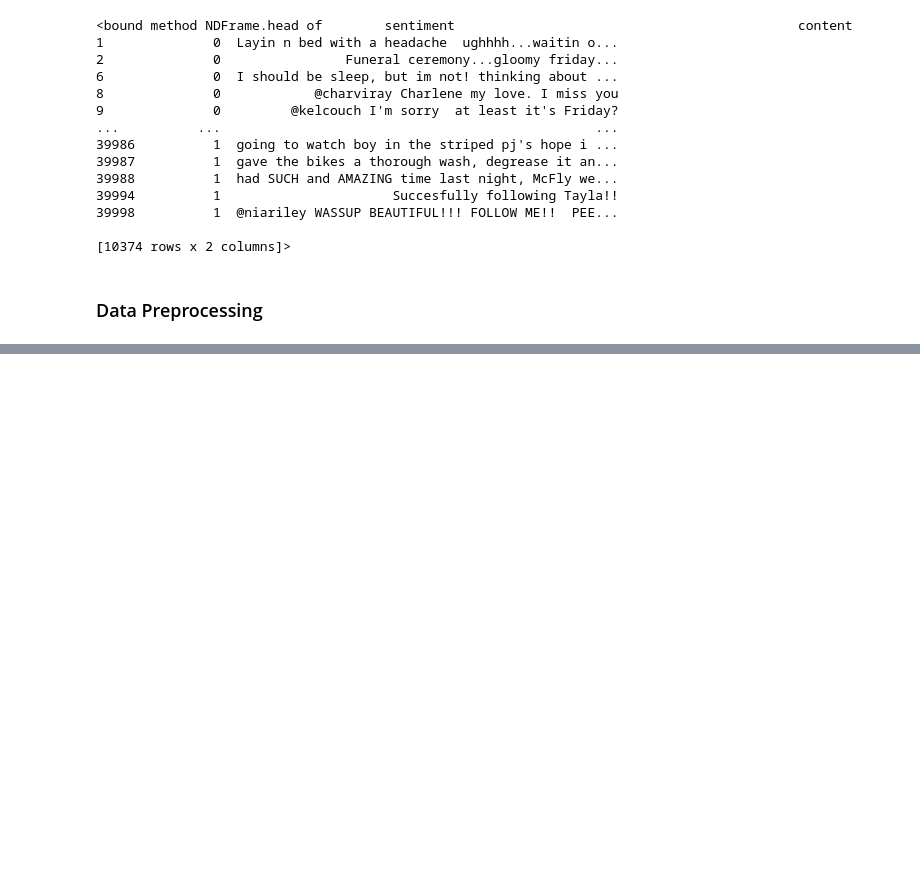
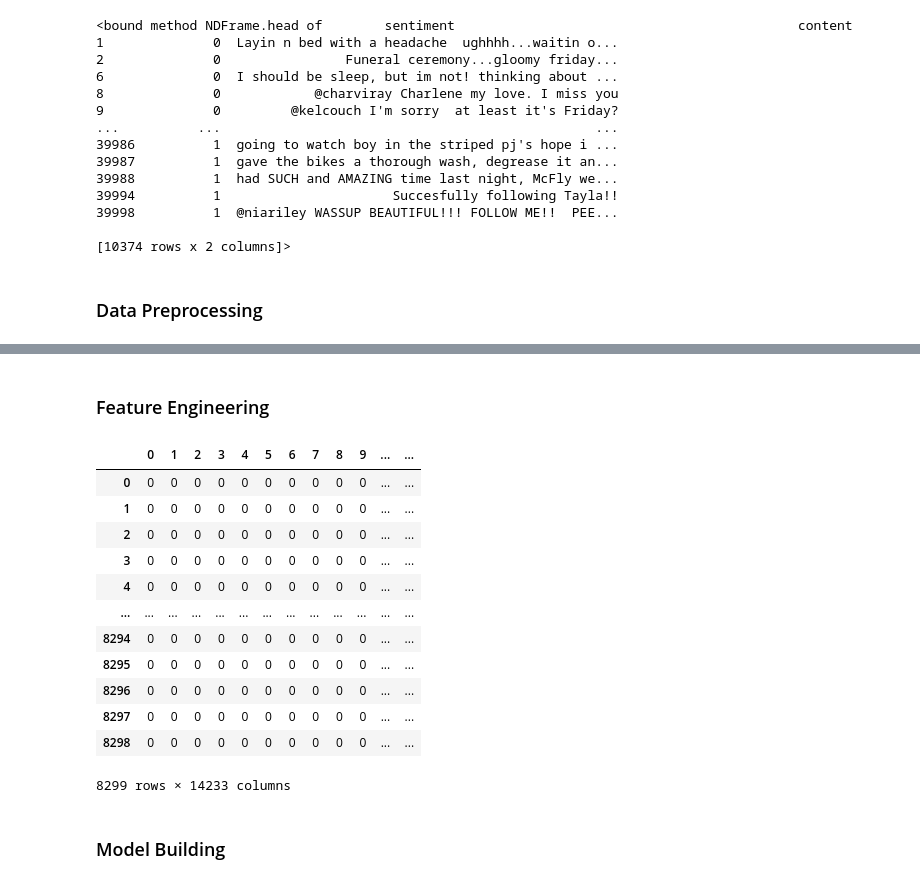
Before and after one commit to QaziSaim/expression-prediction, a Jupyter notebook: Notebook/twitter_emotion_detection.ipynb, the cells around one changed output, grey strips where cells are left out. Saved outputs shown, nothing was run; the diff lists cells and outputs as text; code cells hidden in the pictures; blank space fills up the shorter version.

Commit message:
data ingestion pipline

```diff
--- a/Notebook/twitter_emotion_detection.ipynb
+++ b/Notebook/twitter_emotion_detection.ipynb
@@ -172,0 +234,3 @@ def lemmatization(text):
+# %%
+train_data = normalize_text(train_data)
+test_data = normalize_text(test_data)
@@ -172,0 +253,31 @@ def lemmatization(text):
+# %% [markdown]
+### Feature Engineering
+# %%
+X_train = train_data['content'].values
+y_train = train_data['sentiment'].values
+X_test = test_data['content'].values
+y_test = test_data['sentiment'].values
+# %%
+vectorizer = CountVectorizer()
+X_train_bow = vectorizer.fit_transform(X_train)
+X_test_bow = vectorizer.transform(X_test)
+# %%
+train_df = pd.DataFrame(X_train_bow.toarray())
+train_df['label'] = y_train
+train_df
+# %% [output]
+|  | 0 | 1 | 2 | 3 | 4 | 5 | 6 | 7 | 8 | 9 | ... | ... |
+| 0 | 0 | 0 | 0 | 0 | 0 | 0 | 0 | 0 | 0 | 0 | ... | ... |
+| 1 | 0 | 0 | 0 | 0 | 0 | 0 | 0 | 0 | 0 | 0 | ... | ... |
+| 2 | 0 | 0 | 0 | 0 | 0 | 0 | 0 | 0 | 0 | 0 | ... | ... |
+| 3 | 0 | 0 | 0 | 0 | 0 | 0 | 0 | 0 | 0 | 0 | ... | ... |
+| 4 | 0 | 0 | 0 | 0 | 0 | 0 | 0 | 0 | 0 | 0 | ... | ... |
+| ... | ... | ... | ... | ... | ... | ... | ... | ... | ... | ... | ... | ... |
+| 8294 | 0 | 0 | 0 | 0 | 0 | 0 | 0 | 0 | 0 | 0 | ... | ... |
+| 8295 | 0 | 0 | 0 | 0 | 0 | 0 | 0 | 0 | 0 | 0 | ... | ... |
+| 8296 | 0 | 0 | 0 | 0 | 0 | 0 | 0 | 0 | 0 | 0 | ... | ... |
+| 8297 | 0 | 0 | 0 | 0 | 0 | 0 | 0 | 0 | 0 | 0 | ... | ... |
+| 8298 | 0 | 0 | 0 | 0 | 0 | 0 | 0 | 0 | 0 | 0 | ... | ... |
+8299 rows × 14233 columns
+# %% [markdown]
+### Model Building
```
Also changed, not shown: parts of 9 cells of this notebook, 6 other files.
